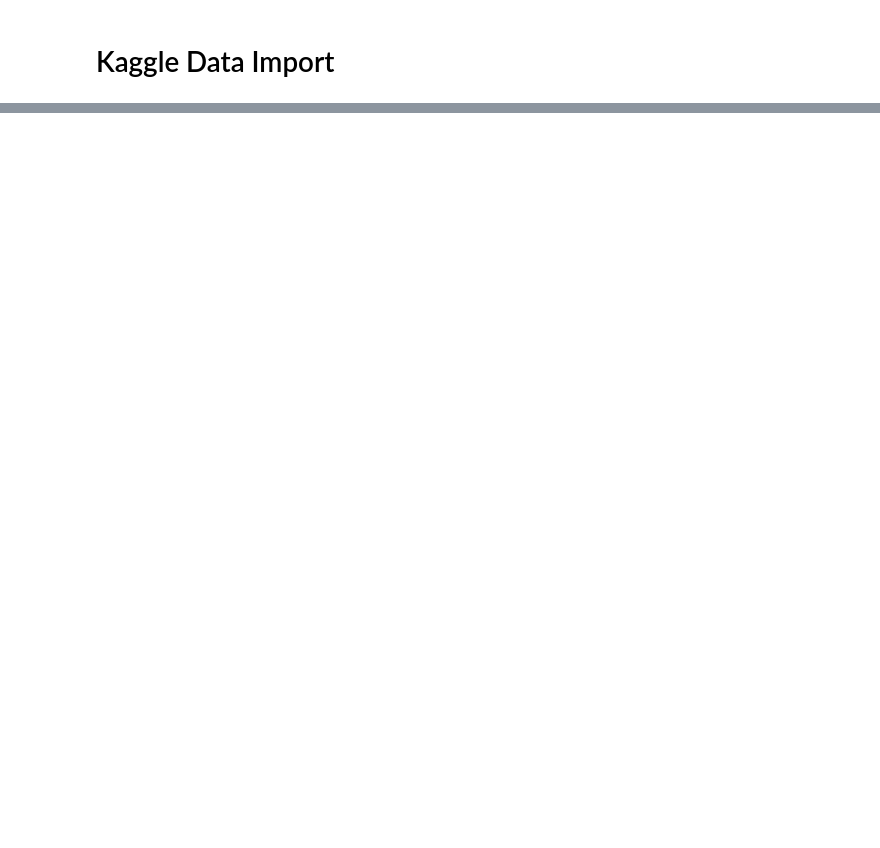
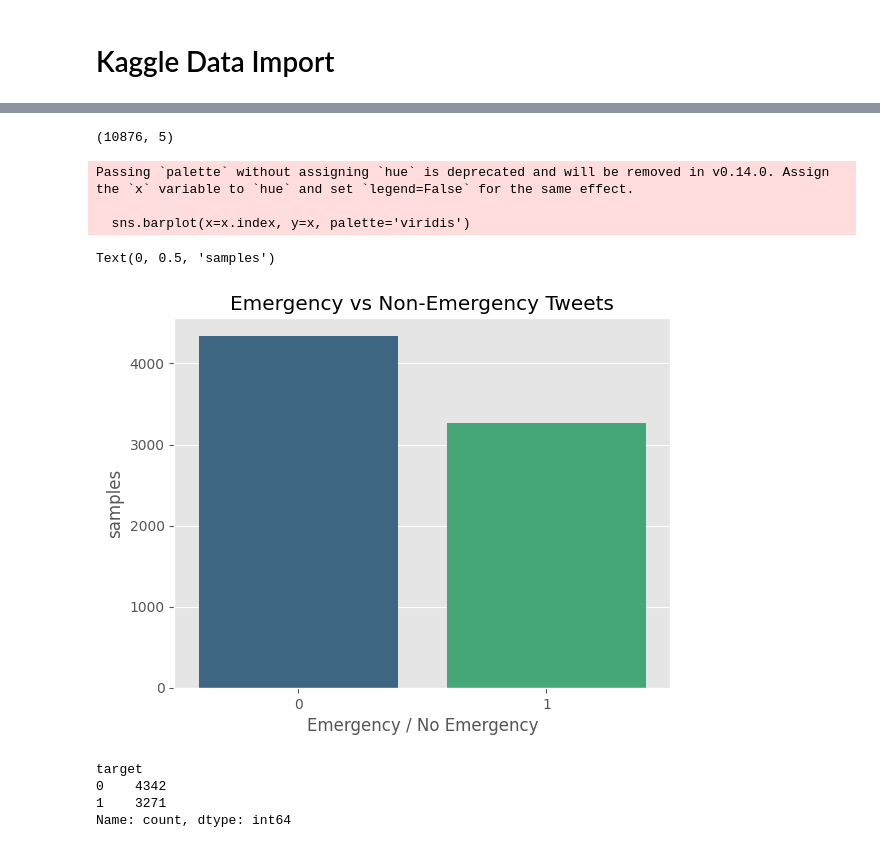
Before and after one commit to cdr6934/DisasterRecoverTweets, a Jupyter notebook: MSDS_DisasterTweets.ipynb, the cells around one changed output, grey strips where cells are left out. Drawn from its saved outputs; the diff is of its cells as text; code cells hidden in the pictures; blank space fills up the shorter version.

```diff
--- a/MSDS_DisasterTweets.ipynb
+++ b/MSDS_DisasterTweets.ipynb
@@ -107,0 +175,4 @@ for dirname, _, filenames in os.walk('/kaggle/input'):
+# %%
+df_train = pd.read_csv('/kaggle/input/nlp-getting-started/train.csv')
+df_test = pd.read_csv('/kaggle/input/nlp-getting-started/test.csv')
+df_train.head(1000)
@@ -107,0 +201,31 @@ for dirname, _, filenames in os.walk('/kaggle/input'):
+# %%
+df=pd.concat([df_train,df_test])
+df.shape
+# %% [output]
+(10876, 5)
+# %%
+x= df_train.target.value_counts()
+
+# Set title
+plt.title('Emergency vs Non-Emergency Tweets')
+plt.xlabel("Emergency / No Emergency")
+plt.ylabel("Tweets")
+
+
+sns.set_color_codes("pastel")
+sns.barplot(x=x.index, y=x, palette='viridis')
+
+plt.gca().set_ylabel('samples')
+# %% [output]
+Passing `palette` without assigning `hue` is deprecated and will be removed in v0.14.0. Assign the `x` variable to `hue` and set `legend=False` for the same effect.
+
+  sns.barplot(x=x.index, y=x, palette='viridis')
+Text(0, 0.5, 'samples')
+[figure, added]
+# %%
+x
+# %% [output]
+target
+0    4342
+1    3271
+Name: count, dtype: int64
```
Also changed, not shown: parts of 76 cells of this notebook.
